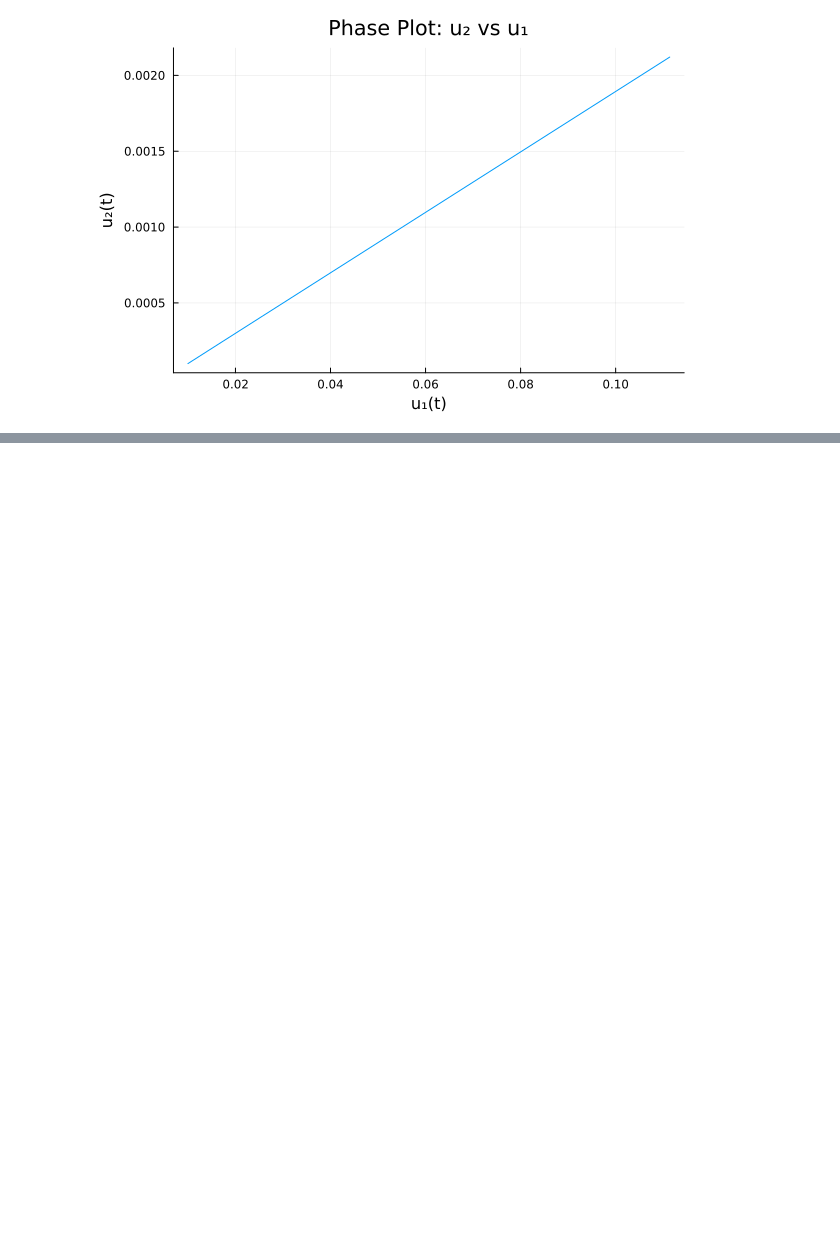
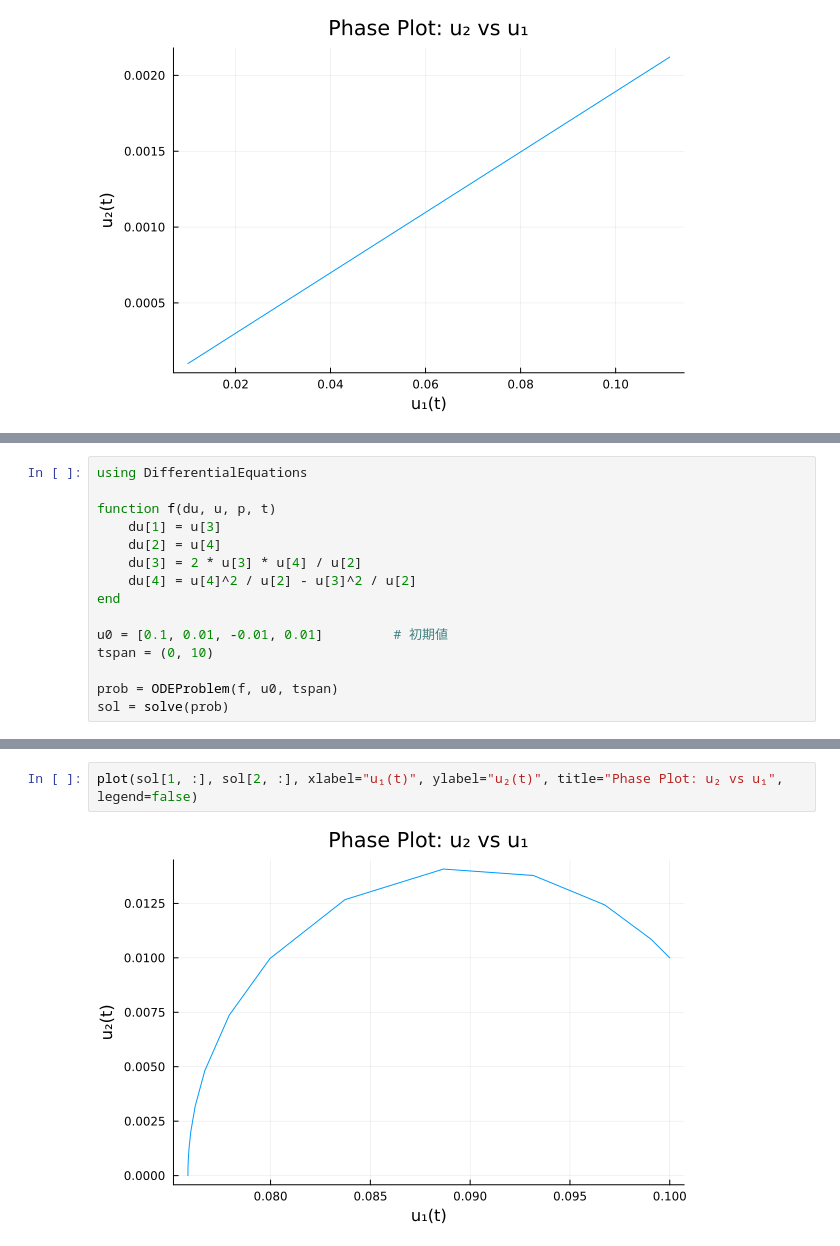
Before and after one commit to sougyo/jupyter, a Jupyter notebook: symbolics3.ipynb, the cells around one changed output, grey strips where cells are left out. Saved outputs shown, nothing was run; the diff lists cells and outputs as text; blank space fills up the shorter version.

```diff
--- a/symbolics3.ipynb
+++ b/symbolics3.ipynb
@@ -173,0 +286,15 @@ plot(sin.(sol[1, :]) .* cos.(sol[2, :]), sin.(sol[1, :]) .* sin.(sol[2, :]), xla
+# %%
+using DifferentialEquations
+
+function f(du, u, p, t)
+    du[1] = u[3]
+    du[2] = u[4]
+    du[3] = 2 * u[3] * u[4] / u[2]
+    du[4] = u[4]^2 / u[2] - u[3]^2 / u[2]
+end
+
+u0 = [0.1, 0.01, -0.01, 0.01]         # 初期値
+tspan = (0, 10)
+
+prob = ODEProblem(f, u0, tspan)
+sol = solve(prob)
@@ -173,0 +319,4 @@ plot(sin.(sol[1, :]) .* cos.(sol[2, :]), sin.(sol[1, :]) .* sin.(sol[2, :]), xla
+# %%
+plot(sol[1, :], sol[2, :], xlabel="u₁(t)", ylabel="u₂(t)", title="Phase Plot: u₂ vs u₁", legend=false)
+# %% [output]
+[figure, added]
```
Also changed, not shown: parts of 12 cells of this notebook, 2 other files.
